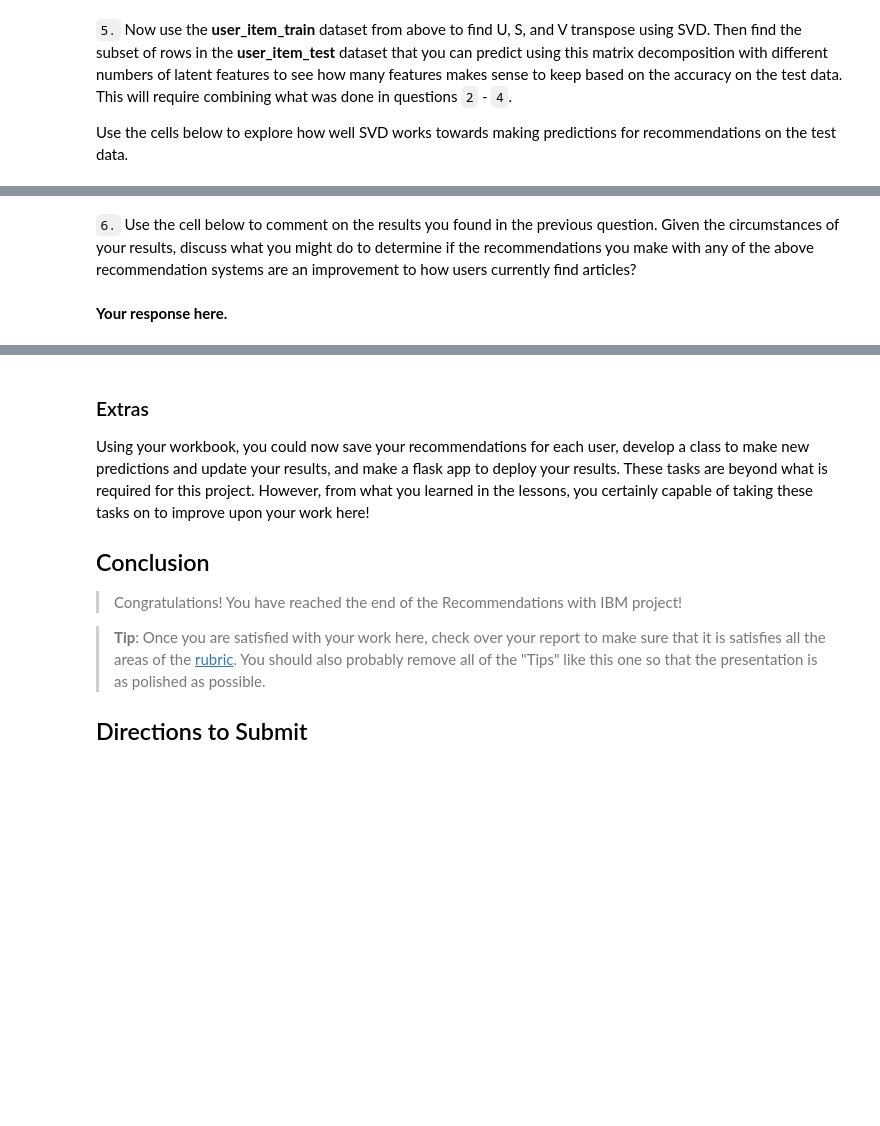
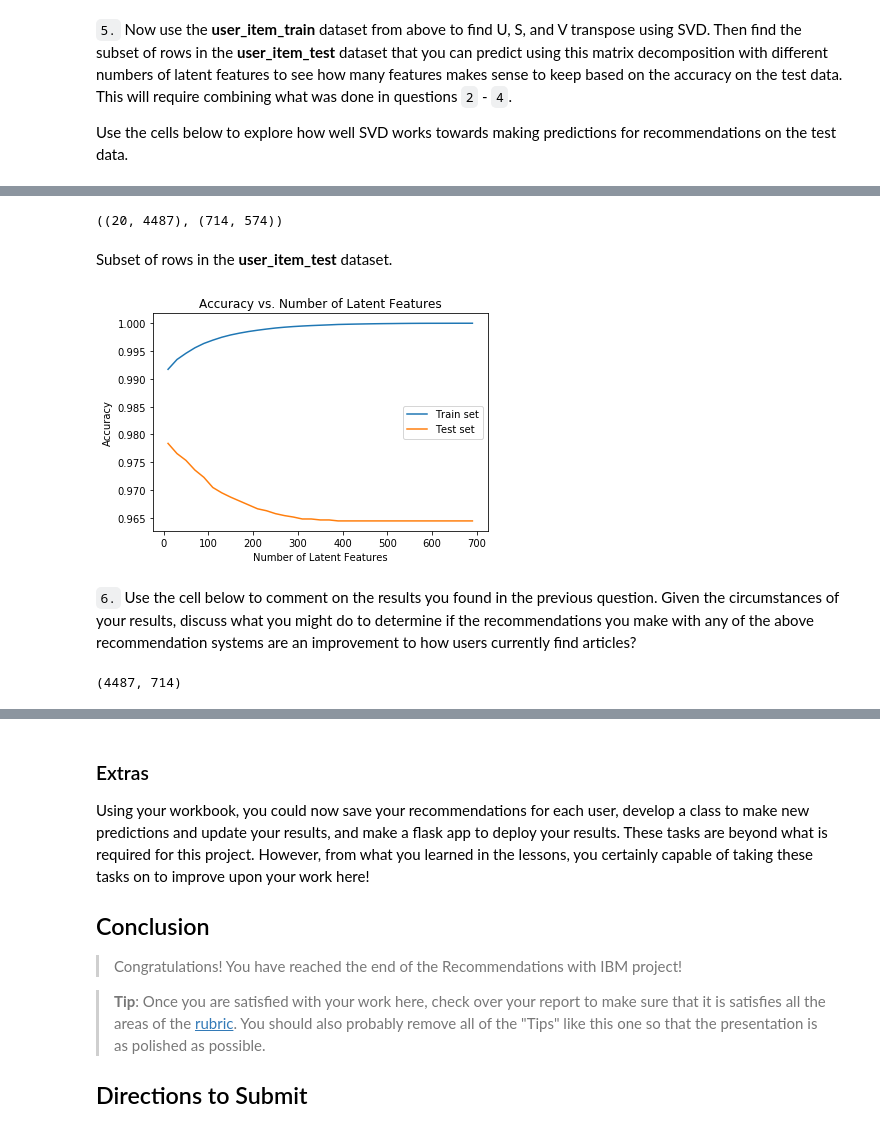
Before and after one commit to fdelgados/IBM-Recommendations, a Jupyter notebook: Recommendations_with_IBM.ipynb, the cells around one changed output, grey strips where cells are left out. Drawn from its saved outputs; the diff is of its cells as text; code cells hidden in the pictures; blank space fills up the shorter version.

```diff
--- a/Recommendations_with_IBM.ipynb
+++ b/Recommendations_with_IBM.ipynb
@@ -814,4 +834,4 @@ t.sol_4_test(sol_4_dict)
 Use the cells below to explore how well SVD works towards making predictions for recommendations on the test data.
 # %%
 # fit SVD on the user_item_train matrix
-u_train, s_train, vt_train = # fit svd similar to above then use the cells below
+u_train, s_train, vt_train = np.linalg.svd(user_item_train)
@@ -820,0 +842,14 @@ u_train, s_train, vt_train = # fit svd similar to above then use the cells below
+# %%
+common_user_ids = user_item_train.index.isin(test_idx)
+common_art_ids = user_item_train.columns.isin(test_arts)
+
+u_test = u_train[common_user_ids, :]
+vt_test = vt_train[:, common_art_ids]
+
+u_test.shape, vt_test.shape
+# %% [output]
+((20, 4487), (714, 574))
+# %% [markdown]
+Subset of rows in the **user_item_test** dataset.
+# %%
+user_item_test = user_item_test.loc[np.intersect1d(test_idx, train_idx)]
@@ -821,4 +877,37 @@ u_train, s_train, vt_train = # fit svd similar to above then use the cells below
+# %%
+num_latent_feats = np.arange(10,710,20)
+sum_errs_train = []
+sum_errs_test = []
+
+for k in num_latent_feats:
+    # restructure with k latent features
+    user_train_preds = predictions(u_train, s_train, vt_train, k)
+    user_test_preds = predictions(u_test, s_train, vt_test, k)
+
+    # compute error for each prediction to actual value
+    diffs_train = np.subtract(user_item_train, user_train_preds)
+    diffs_test = np.subtract(user_item_test, user_test_preds)
+
+    # total errors and keep track of them
+    err_train = np.sum(np.sum(np.abs(diffs_train)))
+    err_test = np.sum(np.sum(np.abs(diffs_test)))
+
+    sum_errs_train.append(err_train)
+    sum_errs_test.append(err_test)
+# %%
+plt.plot(num_latent_feats, 1 - (np.array(sum_errs_train)/(user_item_train.shape[0]*user_item_train.shape[1])), label='Train set');
+plt.plot(num_latent_feats, 1 - (np.array(sum_errs_test)/(user_item_test.shape[0]*user_item_test.shape[1])), label='Test set');
+
+plt.legend(loc='best')
+plt.xlabel('Number of Latent Features');
+plt.ylabel('Accuracy');
+plt.title('Accuracy vs. Number of Latent Features');
+plt.show();
+# %% [output]
+[figure, added]
 # %% [markdown]
 `6.` Use the cell below to comment on the results you found in the previous question. Given the circumstances of your results, discuss what you might do to determine if the recommendations you make with any of the above recommendation systems are an improvement to how users currently find articles?
-# %% [markdown]
-**Your response here.**
+# %%
+user_item_train.shape
+# %% [output]
+(4487, 714)
```
Also changed, not shown: parts of 19 cells of this notebook.
